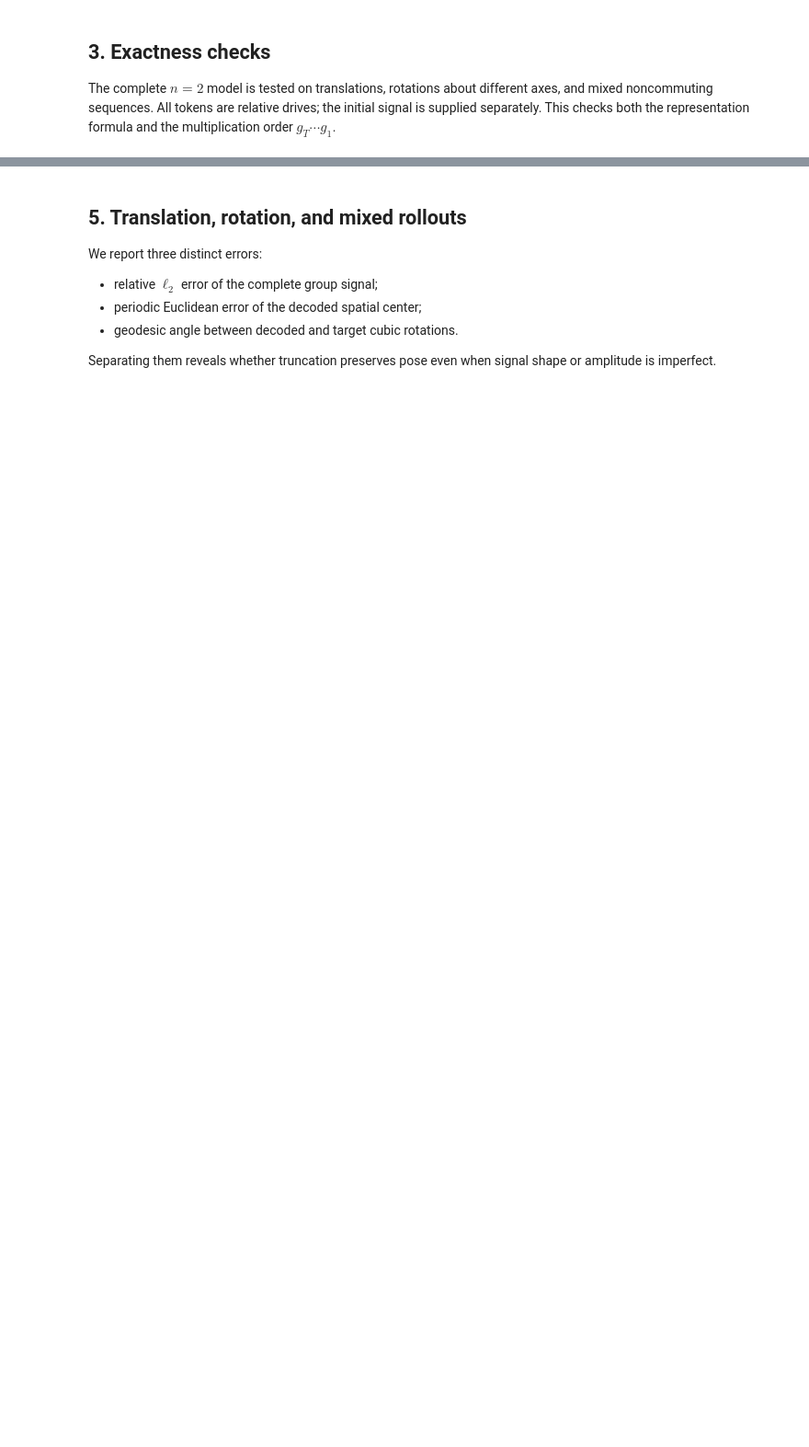
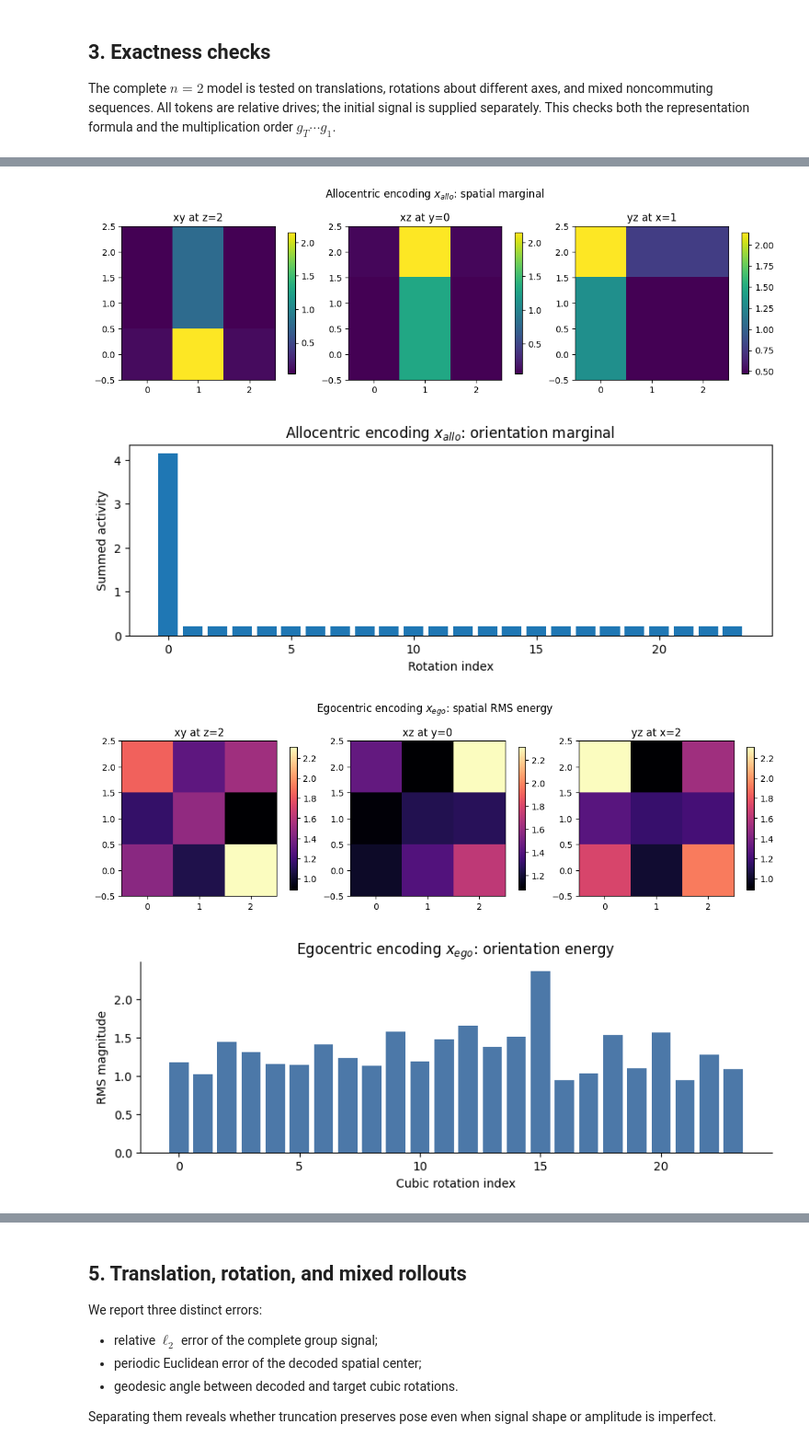
Before and after one commit to geometric-intelligence/grids-and-groups, a Jupyter notebook: notebooks/constructed_networks/rnn_constructed_discrete_SE3.ipynb, the cells around one changed output, grey strips where cells are left out. Shown at 92% size. Cells and saved outputs as stored; diff of their text form; code cells hidden in the pictures; blank space fills up the shorter version.

```diff
--- a/notebooks/constructed_networks/rnn_constructed_discrete_SE3.ipynb
+++ b/notebooks/constructed_networks/rnn_constructed_discrete_SE3.ipynb
@@ -192,7 +232,43 @@ print("hidden width:", params.hidden_dim)
 # %%
+# Allocentric encoding: signed marginals are meaningful because this signal is
+# nonnegative and has an intentionally peaked orientation profile.
 spatial = spatial_marginal(G, x_allo)
-plot_orthogonal_slices(spatial, center=initial_pose[:3], title="Allocentric spatial encoding")
+plot_orthogonal_slices(
+    spatial,
+    center=initial_pose[:3],
+    title="Allocentric encoding $x_{allo}$: spatial marginal",
+)
 plt.show()
 
-plot_orientation_marginal(G, x_allo, title="Allocentric orientation encoding")
+plot_orientation_marginal(
+    G,
+    x_allo,
+    title="Allocentric encoding $x_{allo}$: orientation marginal",
+)
 plt.show()
+
+# Egocentric encoding: use RMS magnitude so positive and negative random entries
+# do not disappear through cancellation.
+x_ego_spatial_energy = spatial_energy(G, x_ego)
+plot_orthogonal_slices(
+    x_ego_spatial_energy,
+    title="Egocentric encoding $x_{ego}$: spatial RMS energy",
+    cmap="magma",
+)
+plt.show()
+
+figure, ax = plt.subplots(figsize=(8, 3), constrained_layout=True)
+ax.bar(np.arange(G.num_rotations), orientation_energy(G, x_ego), color="#4C78A8")
+ax.set(
+    xlabel="Cubic rotation index",
+    ylabel="RMS magnitude",
+    title="Egocentric encoding $x_{ego}$: orientation energy",
+)
+ax.spines["top"].set_visible(False)
+ax.spines["right"].set_visible(False)
+plt.show()
+# %% [output]
+[figure, added]
+[figure, added]
+[figure, added]
+[figure, added]
```
Also changed, not shown: parts of 16 cells of this notebook, 9 other files.
